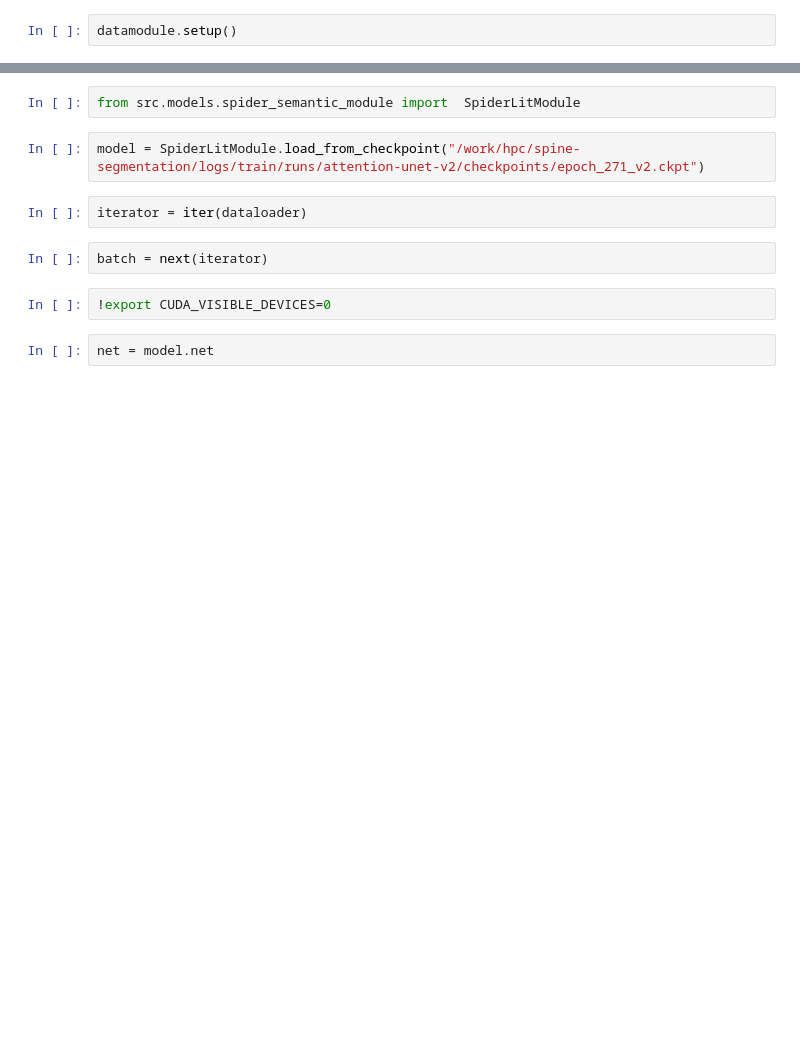
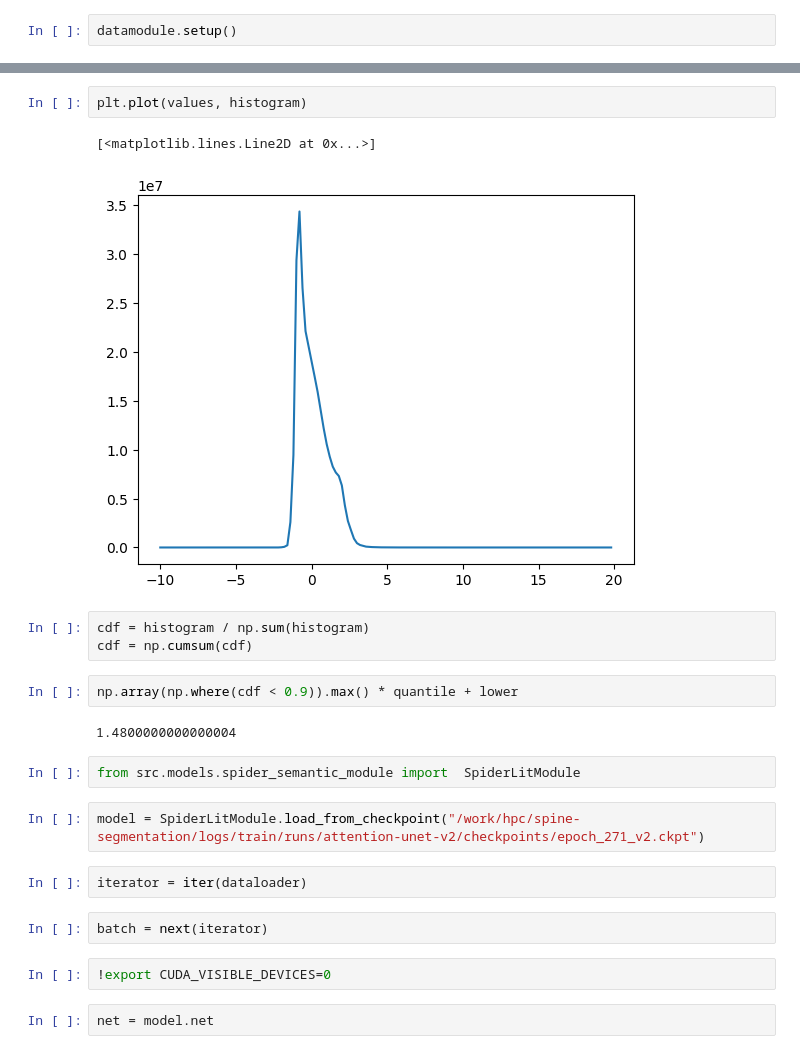
Before and after one commit to OwOIamNoob/spine-segmentation, a Jupyter notebook: notebooks/loss.ipynb, the cells around one changed output, grey strips where cells are left out. Saved outputs shown, nothing was run; the diff lists cells and outputs as text; blank space fills up the shorter version.

```diff
--- a/notebooks/loss.ipynb
+++ b/notebooks/loss.ipynb
@@ -135,3 +309,15 @@ dataloader = datamodule.train_dataloader()
+# %%
+plt.plot(values, histogram)
+# %% [output]
+[<matplotlib.lines.Line2D at 0x...>]
+[figure, added]
+# %%
+cdf = histogram / np.sum(histogram)
+cdf = np.cumsum(cdf)
+# %%
+np.array(np.where(cdf < 0.9)).max() * quantile + lower
+# %% [output]
+1.4800000000000004
 # %%
 from src.models.spider_semantic_module import  SpiderLitModule
 # %%
```
Also changed, not shown: parts of 40 cells of this notebook, 27 other files.
